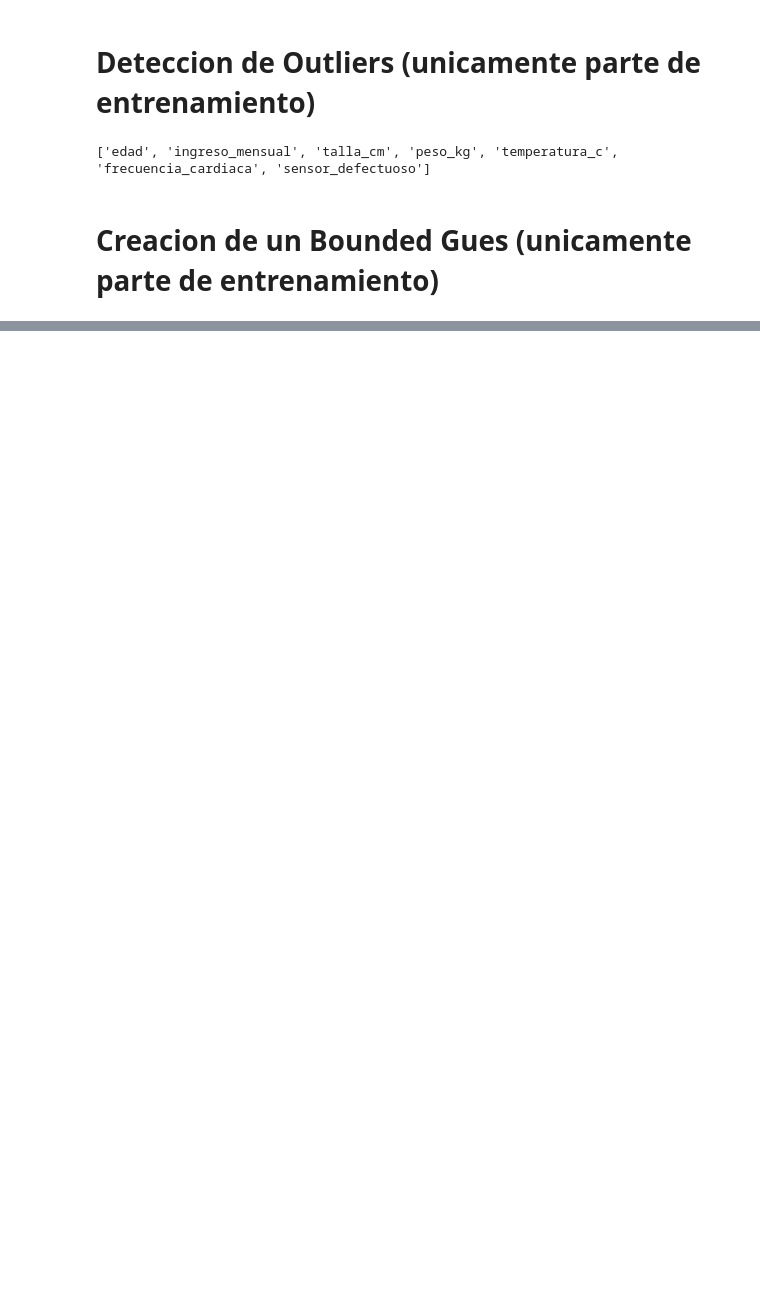
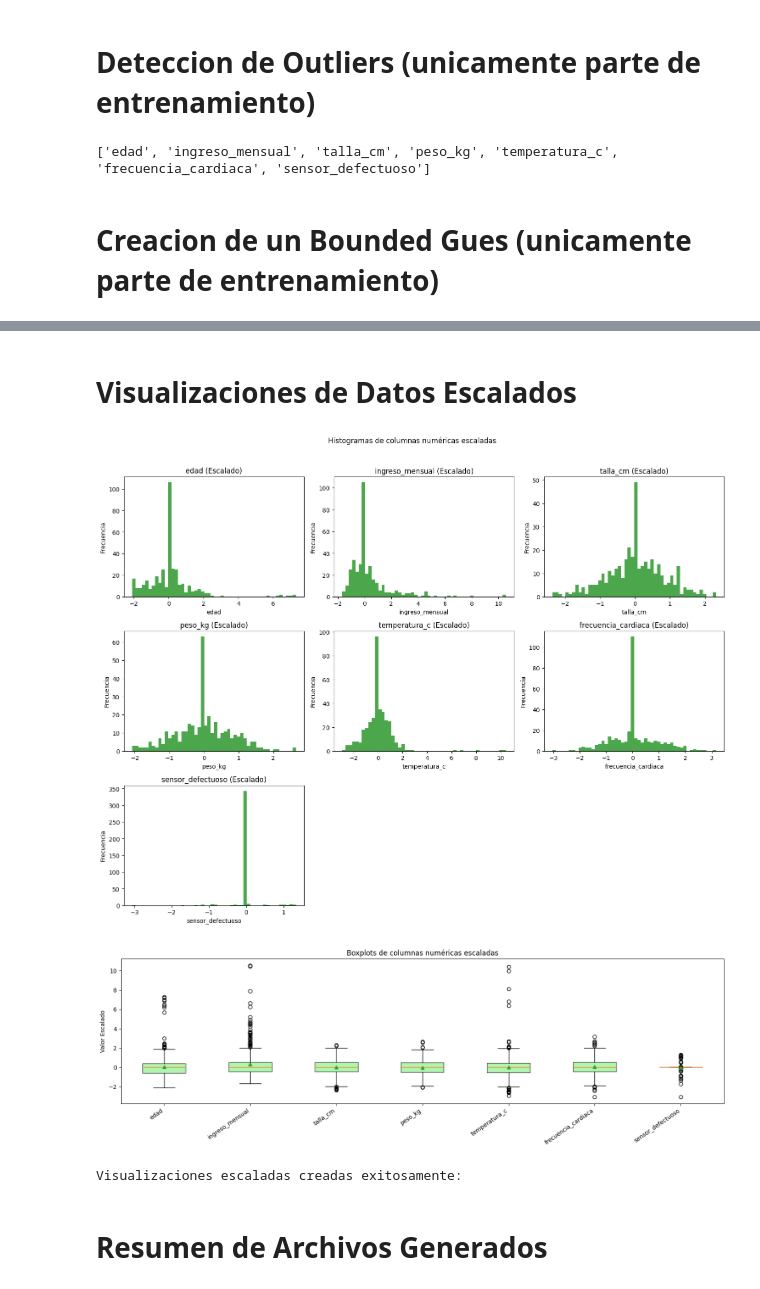
Before and after one commit to D-Lemus/Data_Preprocessing, a Jupyter notebook: data_preprocessing.ipynb, the cells around one changed output, grey strips where cells are left out. Cells and saved outputs as stored; diff of their text form; code cells hidden in the pictures; blank space fills up the shorter version.

```diff
--- a/data_preprocessing.ipynb
+++ b/data_preprocessing.ipynb
@@ -207,0 +297,77 @@ else:
+# %% [markdown]
+# Visualizaciones de Datos Escalados
+# %%
+# Crear visualizaciones de los datos escalados (solo columnas numéricas originales)
+scaled_num_cols = num_cols  # Las primeras 7 columnas son las numéricas originales
+scaled_data = X_train_processed_df[scaled_num_cols]
+
+# --------- Figura 1: HISTOGRAMAS ESCALADOS ----------
+n = len(scaled_num_cols)
+ncols = min(3, n)
+nrows = math.ceil(n / ncols)
+
+fig, axes = plt.subplots(nrows=nrows, ncols=ncols, figsize=(5*ncols, 3.8*nrows))
+axes = np.atleast_1d(axes).ravel()
+
+for i, col in enumerate(scaled_num_cols):
+    s = scaled_data[col].dropna()
+    ax = axes[i]
+    if s.empty:
+        ax.text(0.5, 0.5, "Sin datos", ha="center", va="center")
+        ax.set_title(f"{col} (Escalado)")
+        ax.set_xlabel(col)
+        ax.set_ylabel("Frecuencia")
+        ax.set_xticks([])
+        ax.set_yticks([])
+    else:
+        ax.hist(s, bins=50, alpha=0.7, color='green')
+        ax.set_title(f"{col} (Escalado)")
+        ax.set_xlabel(col)
+        ax.set_ylabel("Frecuencia")
+
+# Ocultar subplots sobrantes
+for j in range(len(scaled_num_cols), len(axes)):
+    axes[j].axis("off")
+
+fig.suptitle("Histogramas de columnas numéricas escaladas", y=1.02, fontsize=12)
+fig.tight_layout()
+fig.savefig("Scaled_Histogramas.png", dpi=150, bbox_inches="tight")
+plt.show()
+plt.close(fig)
+
+# --------- Figura 2: BOXPLOTS ESCALADOS ----------
+series_pairs = []
+for c in scaled_num_cols:
+    v = scaled_data[c].dropna().values
+    if v.size > 0:
+        series_pairs.append((c, v))
+
+if len(series_pairs) == 0:
+    print("No hay datos numéricos válidos para boxplots escalados.")
+else:
+    labels = [c for c, _ in series_pairs]
+    values = [v for _, v in series_pairs]
+
+    fig2 = plt.figure(figsize=(1.6*len(labels)+4, 5))
+    bp = plt.boxplot(values, vert=True, showmeans=True, patch_artist=True)
+
+    # Colorear los boxplots
+    for patch in bp['boxes']:
+        patch.set_facecolor('lightgreen')
+        patch.set_alpha(0.7)
+
+    plt.xticks(ticks=range(1, len(labels)+1), labels=labels, rotation=35, ha="right")
+    plt.ylabel("Valor Escalado")
+    plt.title("Boxplots de columnas numéricas escaladas")
+    plt.tight_layout()
+    fig2.savefig("Scaled_BoxPlots.png", dpi=150, bbox_inches="tight")
+    plt.show()
+    plt.close(fig2)
+
+print("Visualizaciones escaladas creadas exitosamente:")
+# %% [output]
+[figure, added]
+[figure, added]
+Visualizaciones escaladas creadas exitosamente:
+# %% [markdown]
+# Resumen de Archivos Generados
```
Also changed, not shown: parts of 5 cells of this notebook, 7 other files.
